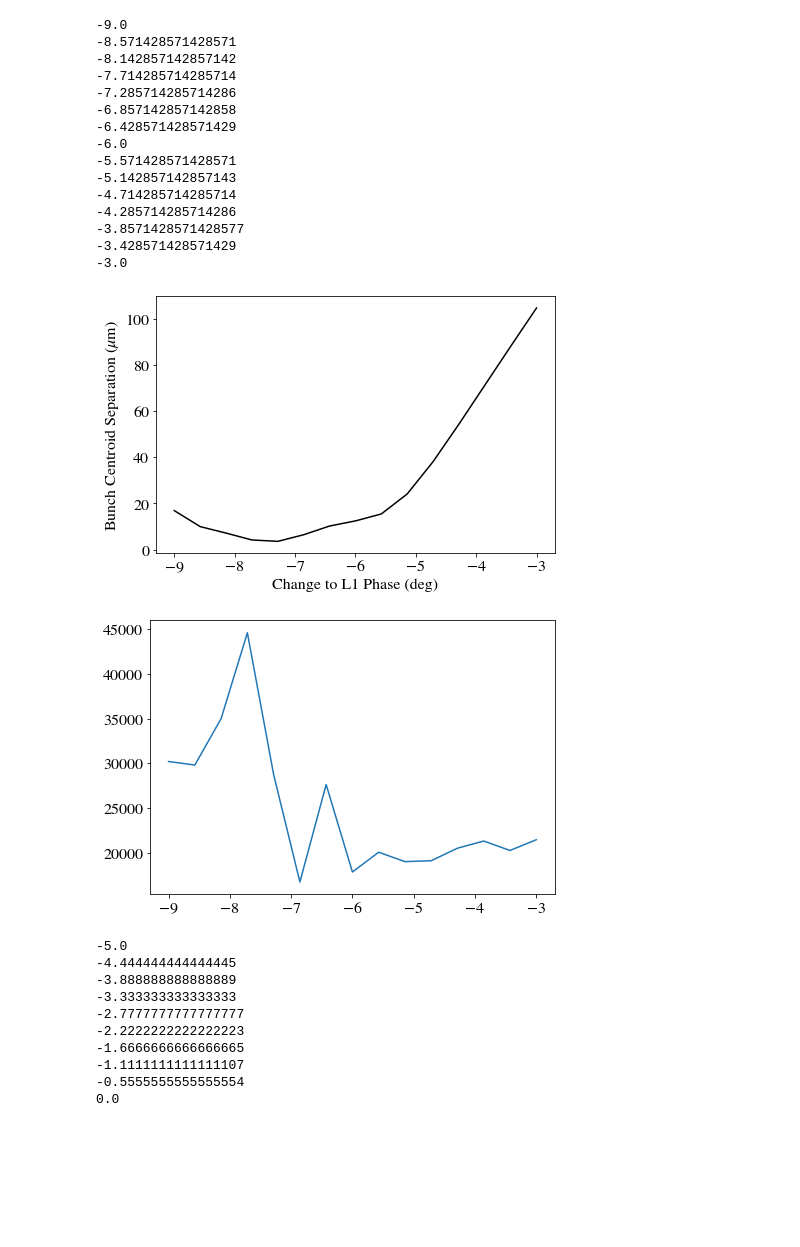
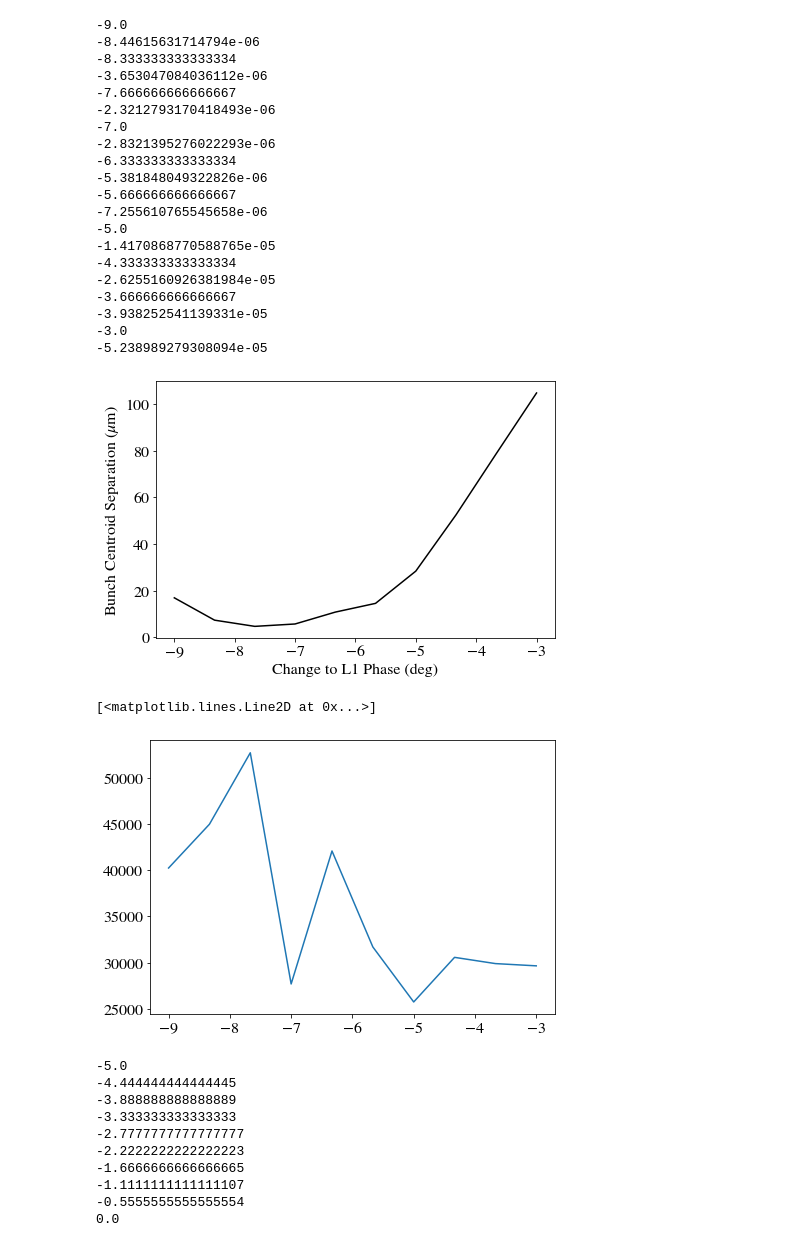
Before and after one commit to riverr2/FACET-II-Lucretia, a Jupyter notebook: Bunch Separation Phase Scan.ipynb, the cells around one changed output. Drawn from its saved outputs; the diff is of its cells as text; code cells hidden in the pictures; blank space fills up the shorter version.

```diff
--- a/Bunch Separation Phase Scan.ipynb
+++ b/Bunch Separation Phase Scan.ipynb
@@ -1,7 +1,7 @@
 # %%
 import numpy as np
 import matplotlib.pyplot as plt
-plt.style.use('/home/riverr/PaperDoubleFig.mplstyle')
+plt.style.use('/u/gu/riverr/PaperDoubleFig.mplstyle')
 from scipy.io import loadmat
 import subprocess as sp
 import matlab.engine
@@ -40,42 +40,49 @@ def process_output(bc, nbins):
         curs.append(np.sum(dat['Q'][drive_idx][new_idx])/(dz/3e8))
     return bunch_sep, np.max(curs)
 # %%
-P1s = np.linspace(-9, -3, 15)
+P1s = np.linspace(-9, -3, 10)
 seps = np.zeros_like(P1s)
 curs = np.zeros_like(P1s)
 for i, P1 in enumerate(P1s):
     print(P1)
     run_mat(P1, 0)
-    res = (process_output('bc20', 200))
+    res = (process_output('bc20', 2000))
     seps[i] = res[0]
     curs[i] = res[1]
 # %% [output]
 -9.0
--8.571428571428571
--8.142857142857142
--7.714285714285714
--7.285714285714286
--6.857142857142858
--6.428571428571429
--6.0
--5.571428571428571
--5.142857142857143
--4.714285714285714
--4.285714285714286
--3.8571428571428577
--3.428571428571429
+-8.44615631714794e-06
+-8.333333333333334
+-3.653047084036112e-06
+-7.666666666666667
+-2.3212793170418493e-06
+-7.0
+-2.8321395276022293e-06
+-6.333333333333334
+-5.381848049322826e-06
+-5.666666666666667
+-7.255610765545658e-06
+-5.0
+-1.4170868770588765e-05
+-4.333333333333334
+-2.6255160926381984e-05
+-3.666666666666667
+-3.938252541139331e-05
 -3.0
+-5.238989279308094e-05
 # %%
+P1s
 plt.plot(P1s, 1e6*np.array(seps), 'k')
 plt.xlabel('Change to L1 Phase (deg)')
 plt.ylabel('Bunch Centroid Separation ($\mu$m)')
 plt.show()
 plt.plot(P1s, curs)
 
-np.savetxt('p1_scan.txt', np.array([P1s, seps]).T)
+#np.savetxt('p1_scan.txt', np.array([P1s, seps]).T)
 # %% [output]
-[figure, old version]
+[figure, new version]
+[<matplotlib.lines.Line2D at 0x...>]
-[figure, old version]
+[figure, new version]
 # %%
 P2s = np.linspace(-5, 0, 10)
 seps_p2 = np.zeros_like(P2s)
```
Also changed, not shown: parts of 16 cells of this notebook, 55 other files.
